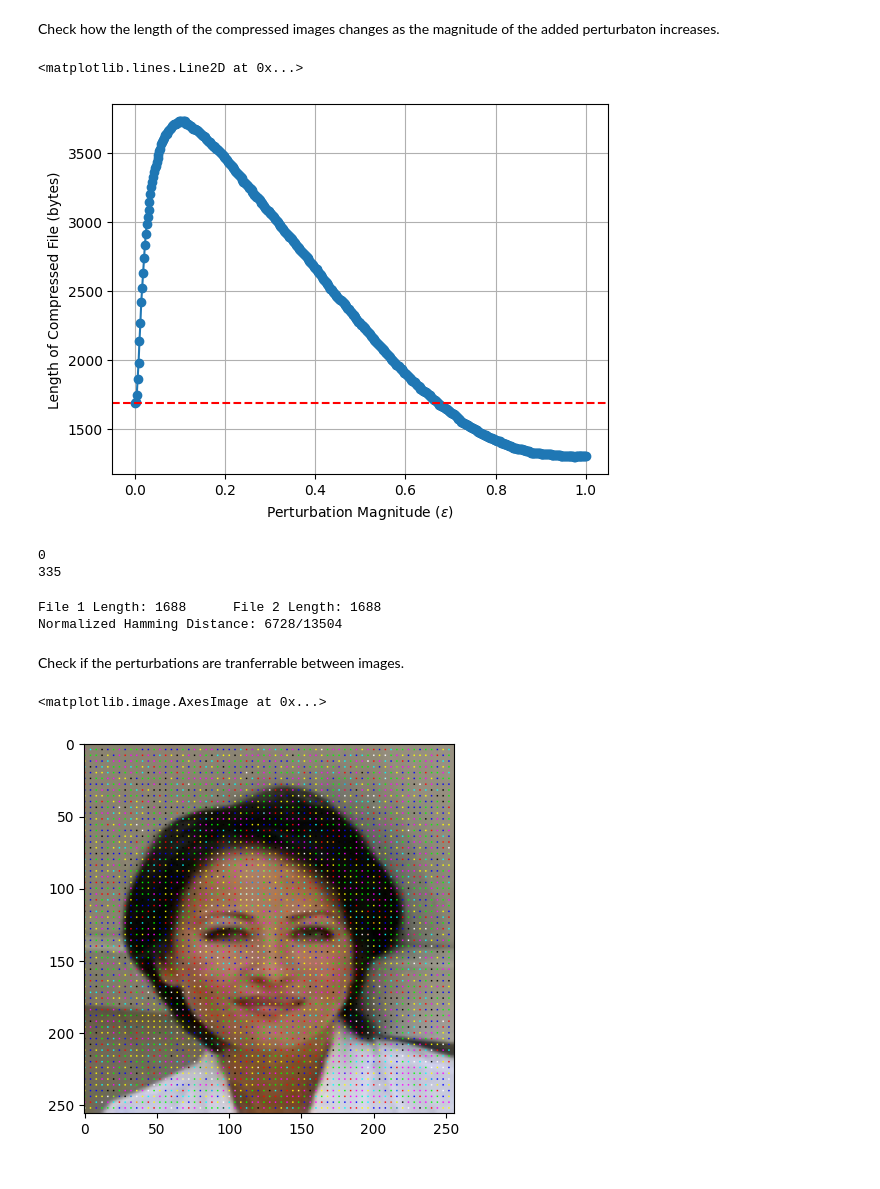
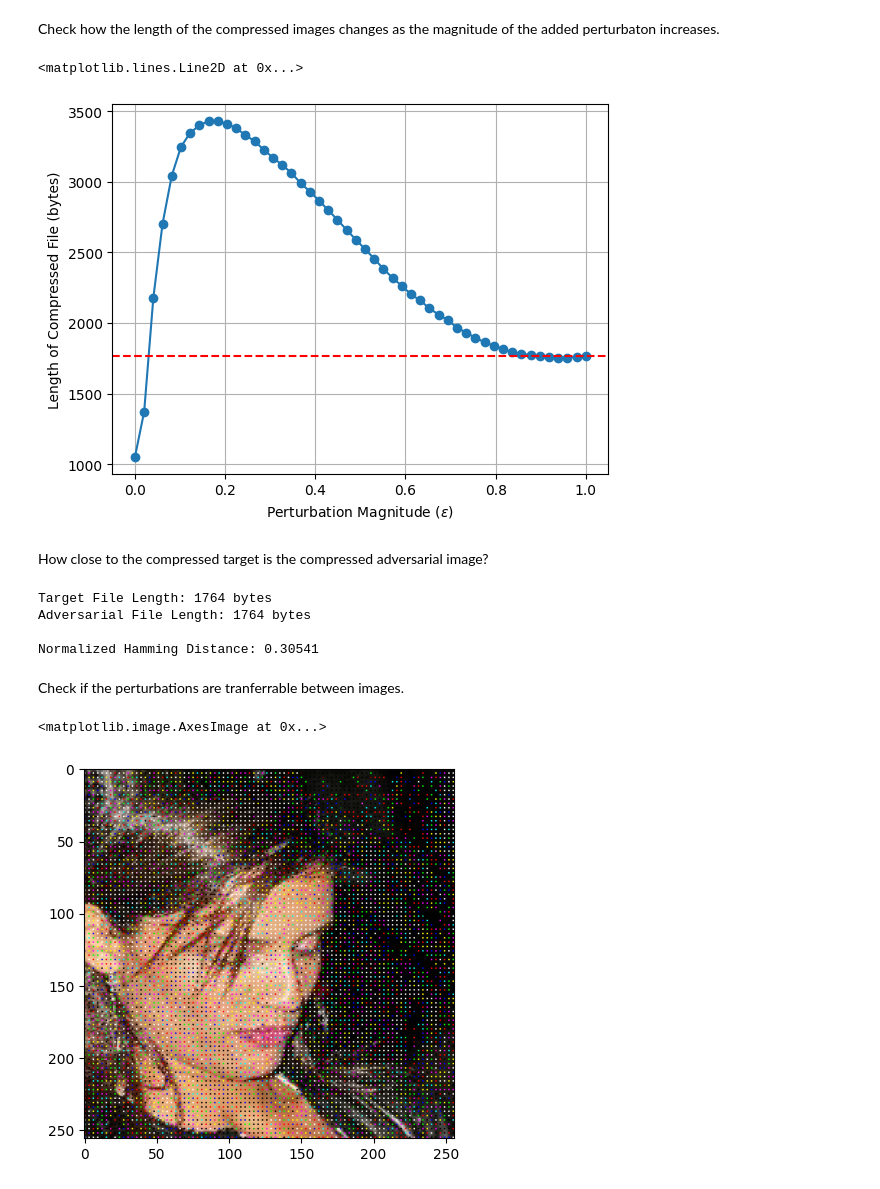
Before and after one commit to neddamj/nicsec, a Jupyter notebook: attack_neural_compression.ipynb, the cells around one changed output. Drawn from its saved outputs; the diff is of its cells as text; code cells hidden in the pictures.

Commit message:
adv and target images compress to the same length

```diff
--- a/attack_neural_compression.ipynb
+++ b/attack_neural_compression.ipynb
@@ -88,9 +88,9 @@ class StatsMeter:
         self.max = max(self.data)
         self.min = min(self.data)
 # %%
-x = dataset[1][0].unsqueeze(0).to(device)
+x = dataset[0][0].unsqueeze(0).to(device)
 
-num_sources = 1
+num_sources = 8
 x_hat = [] #dataset[1][0].unsqueeze(0).to(device)
 for i, (images, label) in enumerate(dataloader):
     # num sources must be less than batch size
@@ -177,14 +177,14 @@ elif mask_type == 'ring':
     ring_separation = 5
     mask = ring_mask(x_hat, num_rings=num_rings, ring_width=ring_width, ring_separation=ring_separation)
 elif mask_type == 'dot':
-    lr = 5e-1
-    vertical_skip = 4
-    horizontal_skip = 4
+    lr = 3e-2
+    vertical_skip = 3
+    horizontal_skip = 3
     mask = dot_mask(x_hat, vertical_skip=vertical_skip, horizontal_skip=horizontal_skip)
 
 # Run the attack and produce an adversarial image y_hat
 optimizer = torch.optim.Adam([x_hat], lr=lr)
-scheduler = CustomLRScheduler(optimizer, update_every=1000, update_factor=0.9)
+scheduler = CustomLRScheduler(optimizer, update_every=2000, update_factor=.15)
 x_adv, loss_tracker = pgd(x, x_hat, model=net, optimizer=optimizer, scheduler=scheduler, num_steps=num_steps, mask=mask)
 # Pass the adv image through the compression network and see the result
 output = net.forward(x_adv)['x_hat']
@@ -294,6 +274,10 @@ plt.show()"""
 # %% [markdown]
 Check how the length of the compressed images changes as the magnitude of the added perturbaton increases.
 # %%
+# File length of the target image
+x_out = net.compress(x)
+x_len = len(x_out['strings'][0][0])
+
 file_lengths = []
 for i in range(len(intermediate_imgs)):
     out = net.compress(intermediate_imgs[i].unsqueeze(0))
@@ -304,40 +288,36 @@ plt.plot(intervals, file_lengths, marker='o')
 plt.grid()
 plt.xlabel('Perturbation Magnitude ($\epsilon$)')
 plt.ylabel('Length of Compressed File (bytes)')
-plt.axhline(y=file_lengths[0], color='r', linestyle='--')
+plt.axhline(y=x_len, color='r', linestyle='--')
 # %% [output]
 <matplotlib.lines.Line2D at 0x...>
-[figure, old version]
+[figure, new version]
-# %%
-for i, length in enumerate(file_lengths):
-    if length == file_lengths[0]:
-        print(i)
-# %% [output]
-0
-335
+# %% [markdown]
+How close to the compressed target is the compressed adversarial image?
 # %%
-bytes1 = net.compress(intermediate_imgs[0].unsqueeze(0))['strings'][0][0]
-bytes2 = net.compress(intermediate_imgs[335].unsqueeze(0))['strings'][0][0]
-print(f'File 1 Length: {len(bytes1)}\t File 2 Length: {len(bytes2)}')
+bytes1 = net.compress(x)['strings'][0][0]
+bytes2 = net.compress(x_adv[sample_number].unsqueeze(0))['strings'][0][0]
+print(f'Target File Length: {len(bytes1)} bytes\nAdversarial File Length: {len(bytes2)} bytes\n')
 
 hamming_dist = 0
 for byte1, byte2 in zip(bytes1, bytes2):
     hamming_dist += bin(byte1 ^ byte2).count('1')
-
-print(f'Normalized Hamming Distance: {hamming_dist}/{len(bytes1) * 8}')
+print(f'Normalized Hamming Distance: {hamming_dist/(len(bytes1) * 8):.5f}')
 # %% [output]
-File 1 Length: 1688      File 2 Length: 1688
-Normalized Hamming Distance: 6728/13504
+Target File Length: 1764 bytes
+Adversarial File Length: 1764 bytes
+
+Normalized Hamming Distance: 0.30541
 # %% [markdown]
 Check if the perturbations are tranferrable between images.
 # %%
 delta = x_adv[0] - x_src[0]
-new_src = dataset[100][0].to(device) + delta
+new_src = dataset[3][0].to(device) + delta
 out = net.forward(new_src.unsqueeze(0))['x_hat']
 plt.imshow(new_src.squeeze(0).clip(0, 1).permute(1, 2, 0).detach().cpu())
 # %% [output]
 <matplotlib.image.AxesImage at 0x...>
-[figure, old version]
+[figure, new version]
 # %%
 plt.imshow(out.squeeze(0).clip(0, 1).permute(1, 2, 0).detach().cpu())
 # %% [output]
```
Also changed, not shown: parts of 6 cells of this notebook.
